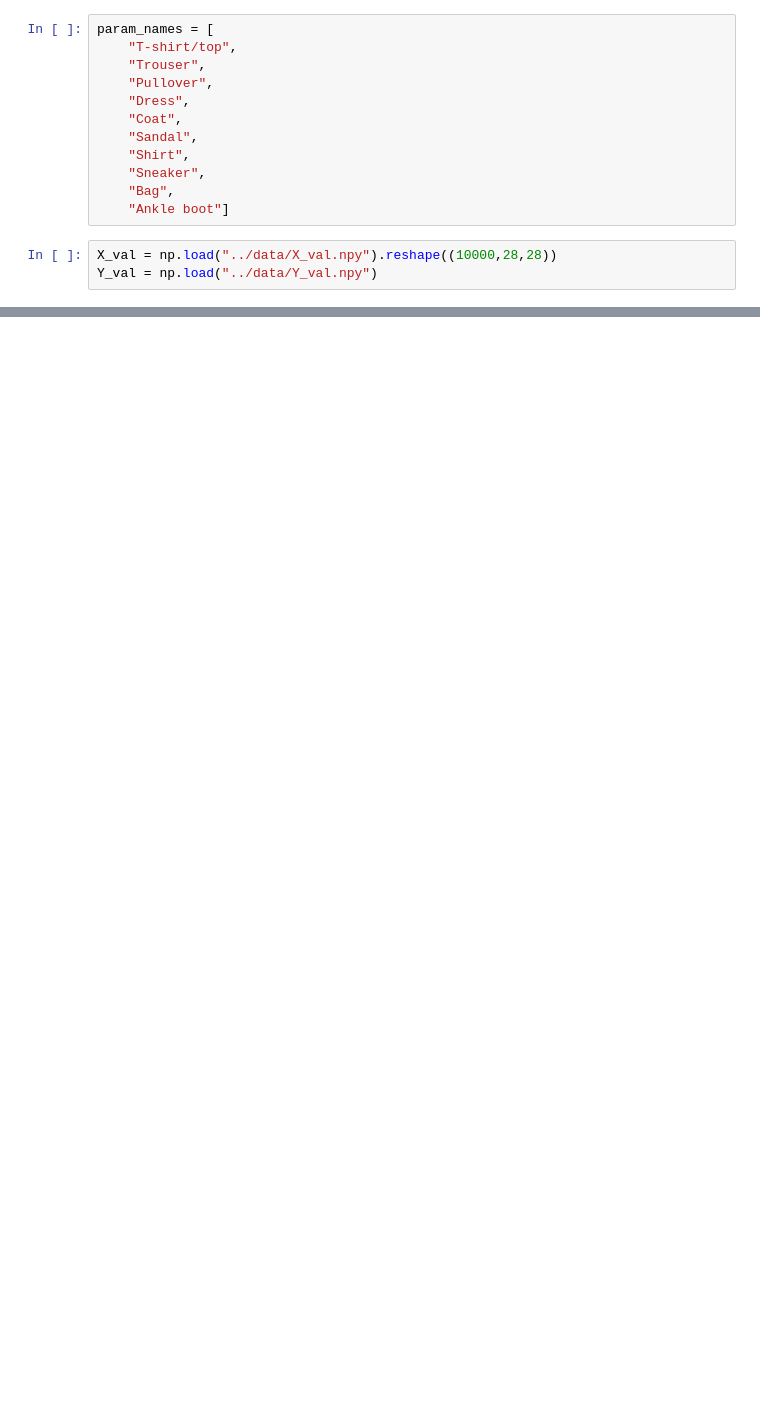
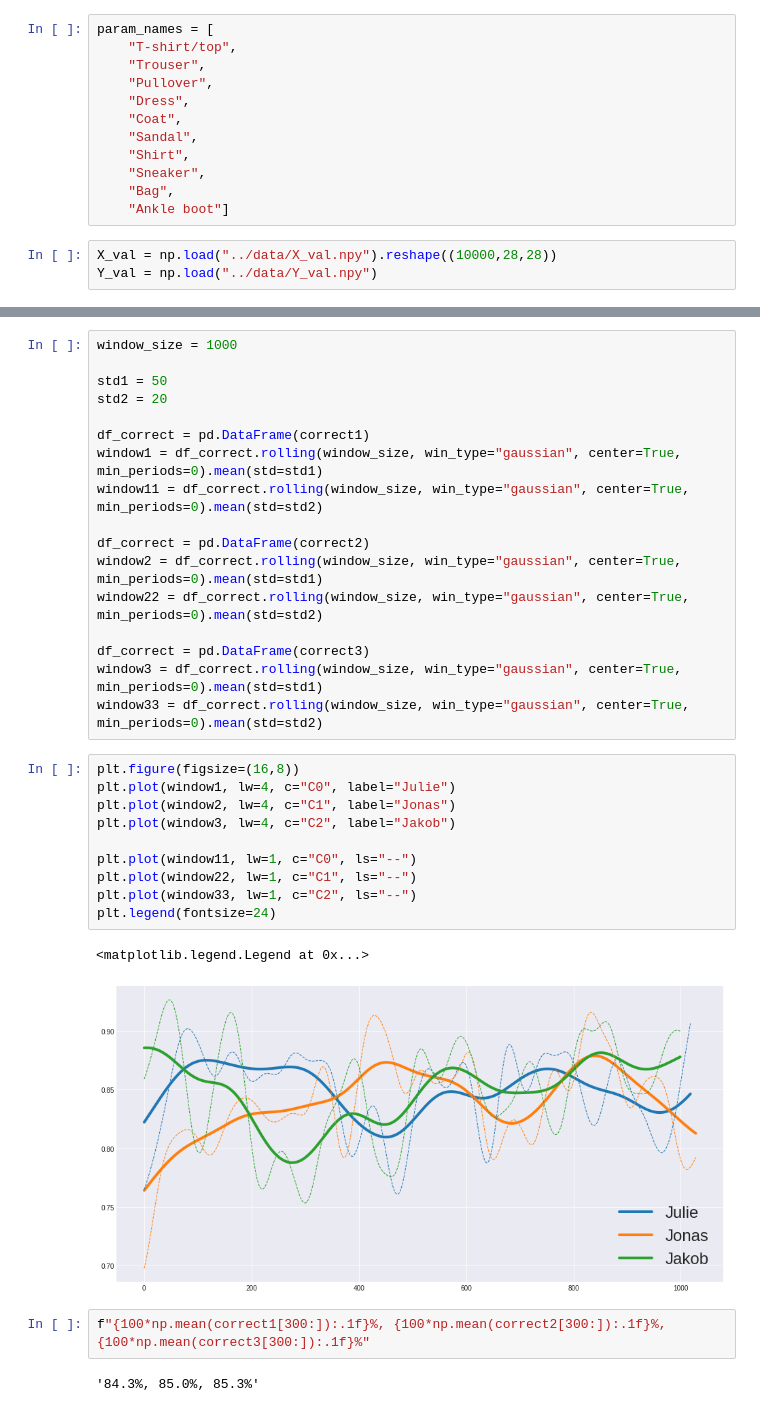
Before and after one commit to asdfbat/FYS-STK4155, a Jupyter notebook: Project3/src/Human_Error.ipynb, the cells around one changed output, grey strips where cells are left out. Drawn from its saved outputs; the diff is of its cells as text; blank space fills up the shorter version.

```diff
--- a/Project3/src/Human_Error.ipynb
+++ b/Project3/src/Human_Error.ipynb
@@ -70,0 +72,34 @@ plt.plot(window, c="crimson", lw=3)
+# %%
+window_size = 1000
+
+std1 = 50
+std2 = 20
+
+df_correct = pd.DataFrame(correct1)
+window1 = df_correct.rolling(window_size, win_type="gaussian", center=True, min_periods=0).mean(std=std1)
+window11 = df_correct.rolling(window_size, win_type="gaussian", center=True, min_periods=0).mean(std=std2)
+
+df_correct = pd.DataFrame(correct2)
+window2 = df_correct.rolling(window_size, win_type="gaussian", center=True, min_periods=0).mean(std=std1)
+window22 = df_correct.rolling(window_size, win_type="gaussian", center=True, min_periods=0).mean(std=std2)
+
+df_correct = pd.DataFrame(correct3)
+window3 = df_correct.rolling(window_size, win_type="gaussian", center=True, min_periods=0).mean(std=std1)
+window33 = df_correct.rolling(window_size, win_type="gaussian", center=True, min_periods=0).mean(std=std2)
+# %%
+plt.figure(figsize=(16,8))
+plt.plot(window1, lw=4, c="C0", label="Julie")
+plt.plot(window2, lw=4, c="C1", label="Jonas")
+plt.plot(window3, lw=4, c="C2", label="Jakob")
+
+plt.plot(window11, lw=1, c="C0", ls="--")
+plt.plot(window22, lw=1, c="C1", ls="--")
+plt.plot(window33, lw=1, c="C2", ls="--")
+plt.legend(fontsize=24)
+# %% [output]
+<matplotlib.legend.Legend at 0x...>
+[figure, added]
+# %%
+f"{100*np.mean(correct1[300:]):.1f}%, {100*np.mean(correct2[300:]):.1f}%, {100*np.mean(correct3[300:]):.1f}%"
+# %% [output]
+'84.3%, 85.0%, 85.3%'
```
Also changed, not shown: parts of 15 cells of this notebook, 2 other files.
